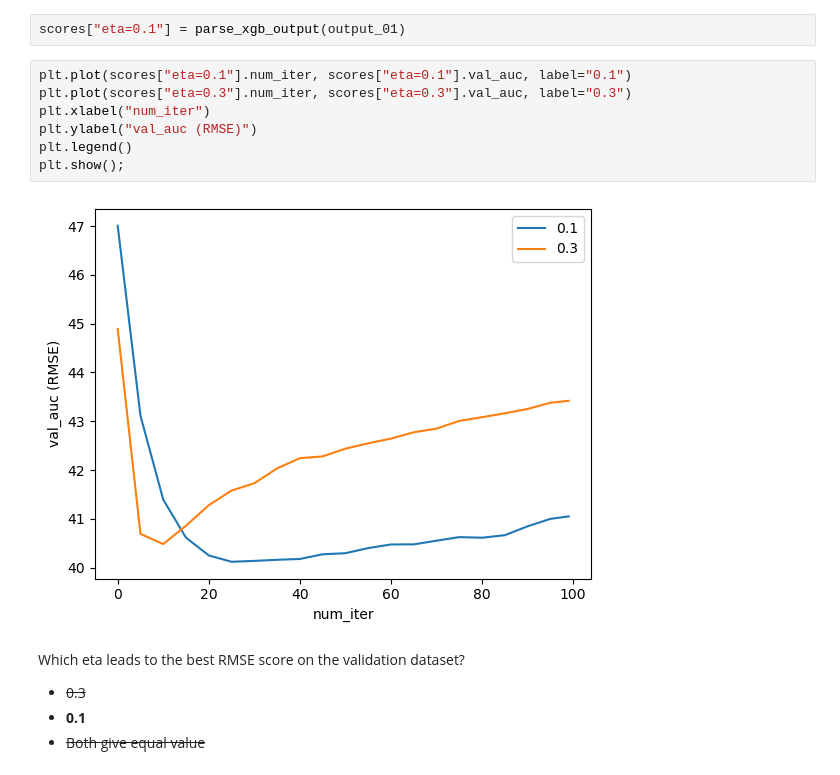
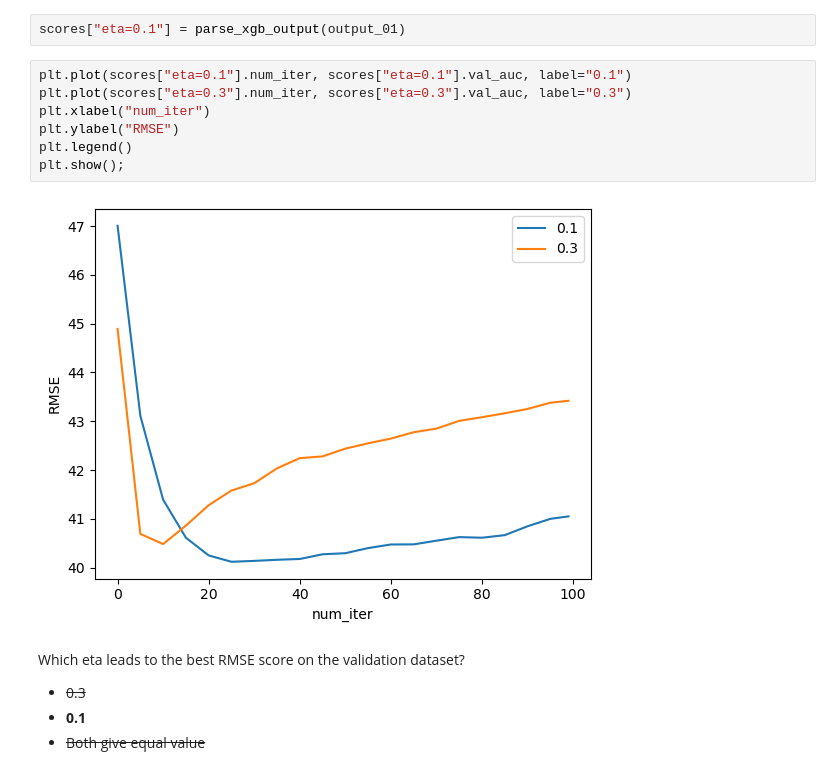
Before and after one commit to TillMeineke/ML_Zoomcamp2024_hw, a Jupyter notebook: 06-trees/homework_06_till_meineke.ipynb, the cells around one changed output. Drawn from its saved outputs; the diff is of its cells as text.

```diff
--- a/06-trees/homework_06_till_meineke.ipynb
+++ b/06-trees/homework_06_till_meineke.ipynb
@@ -464,12 +464,12 @@ scores["eta=0.1"] = parse_xgb_output(output_01)
 # %%
 plt.plot(scores["eta=0.1"].num_iter, scores["eta=0.1"].val_auc, label="0.1")
 plt.plot(scores["eta=0.3"].num_iter, scores["eta=0.3"].val_auc, label="0.3")
 plt.xlabel("num_iter")
-plt.ylabel("val_auc (RMSE)")
+plt.ylabel("RMSE")
 plt.legend()
 plt.show();
 # %% [output]
-[figure, old version]
+[figure, new version]
 # %% [markdown]
 Which eta leads to the best RMSE score on the validation dataset?
 
```
Also changed, not shown: 3 other files.
